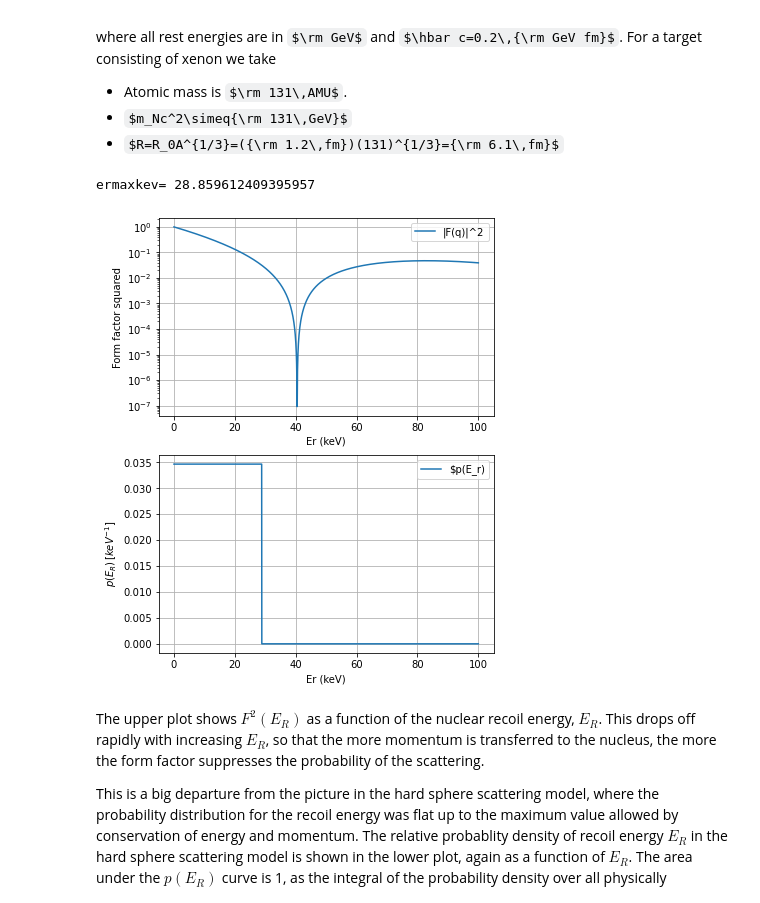
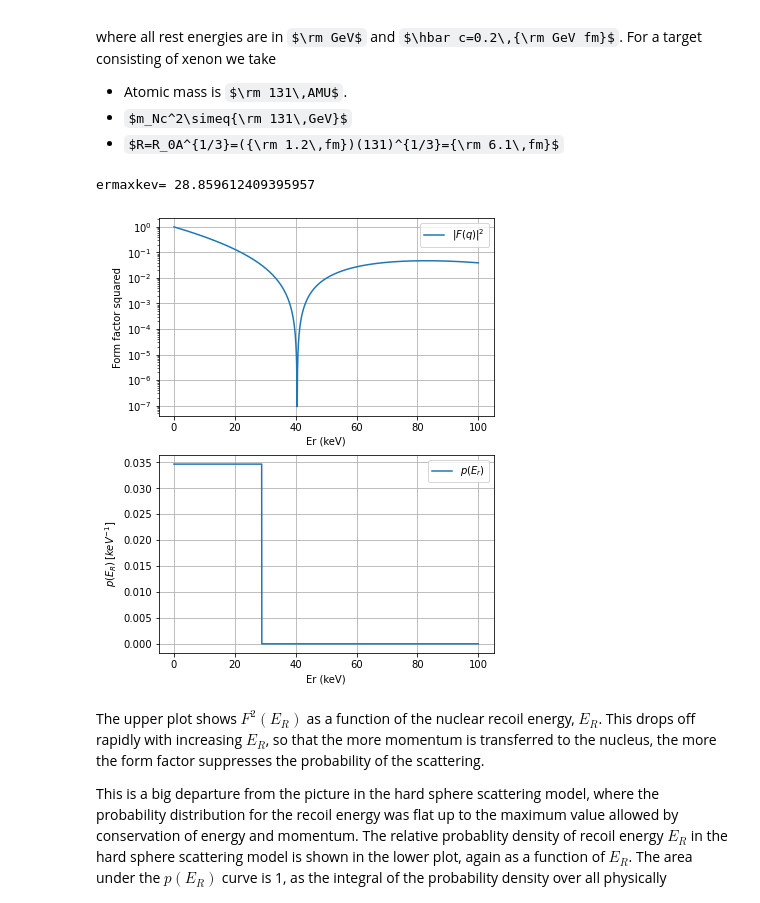
Before and after one commit to eddaw1/dark_matter_course, a Jupyter notebook: _build/jupyter_execute/chapter3/chapter3.ipynb, the cells around one changed output. Cells and saved outputs as stored; diff of their text form; code cells hidden in the pictures; some formulas as TeX source.

```diff
--- a/_build/jupyter_execute/chapter3/chapter3.ipynb
+++ b/_build/jupyter_execute/chapter3/chapter3.ipynb
@@ -236,36 +236,36 @@ hbarc = 0.2 # constant in GeV*fm
 # work out the probability density for the recoil energy in the hard sphere model
 vw=230 # km/s
 mw=100
 mu=(mn*mw)/(mn+mw)
 ermaxkev=2*mu*mu*(vw/3E5)*(vw/3E5)/(mn)*1E6
 print("ermaxkev=",ermaxkev)
 per=1/(ermaxkev)
 perdist=np.zeros(len(Er))
 fsq = np.zeros(len(Er))
 acount=0;
 for erec in Er:
     fsq[acount]=np.sin(R*np.sqrt(2*mn*erec)/hbarc)*np.sin(R*np.sqrt(2*mn*erec)/hbarc) / \
         (2*mn*erec*R*R/(hbarc*hbarc))
     if (erec*1E6)<ermaxkev:
         perdist[acount]=1/(ermaxkev)
     acount+=1
 # Make a plot of the nuclear form factor squared as a function of the recoil energy of a Xenon nucleus.
 fig, (ax1, ax2) = plt.subplots(2, 1, sharex=False, figsize=(6, 8))
-ax1.plot(Er*1e6, fsq, label='|F(q)|^2')
+ax1.plot(Er*1e6, fsq, label='$|F(q)|^2$')
 ax1.set_ylabel('Form factor squared')
 ax1.legend()
 ax1.grid(True)
 ax1.set_xlabel('Er (keV)')
 ax1.set_yscale('log')
 # Make a second plot of the recoil energy probability density in the hard sphere scattering model.
-ax2.plot(Er*1e6, perdist, label='$p(E_r)')
+ax2.plot(Er*1e6, perdist, label='$p(E_r)$')
 ax2.set_xlabel('Er (keV)')
 ax2.set_ylabel('$p(E_R) \,[keV^{-1}]$')
 ax2.legend()
 ax2.grid(True)
 # %% [output]
 ermaxkev= 28.859612409395957
-[figure, old version]
+[figure, new version]
 # %% [markdown]
 The upper plot shows $F^2(E_R)$ as a function of the nuclear recoil energy, $E_R$. This drops off rapidly with increasing $E_R$, so that the more momentum is transferred to the nucleus, the more the form factor suppresses the probability of the scattering.
 
```
Also changed, not shown: parts of 1 cell of this notebook, 3 other files.
